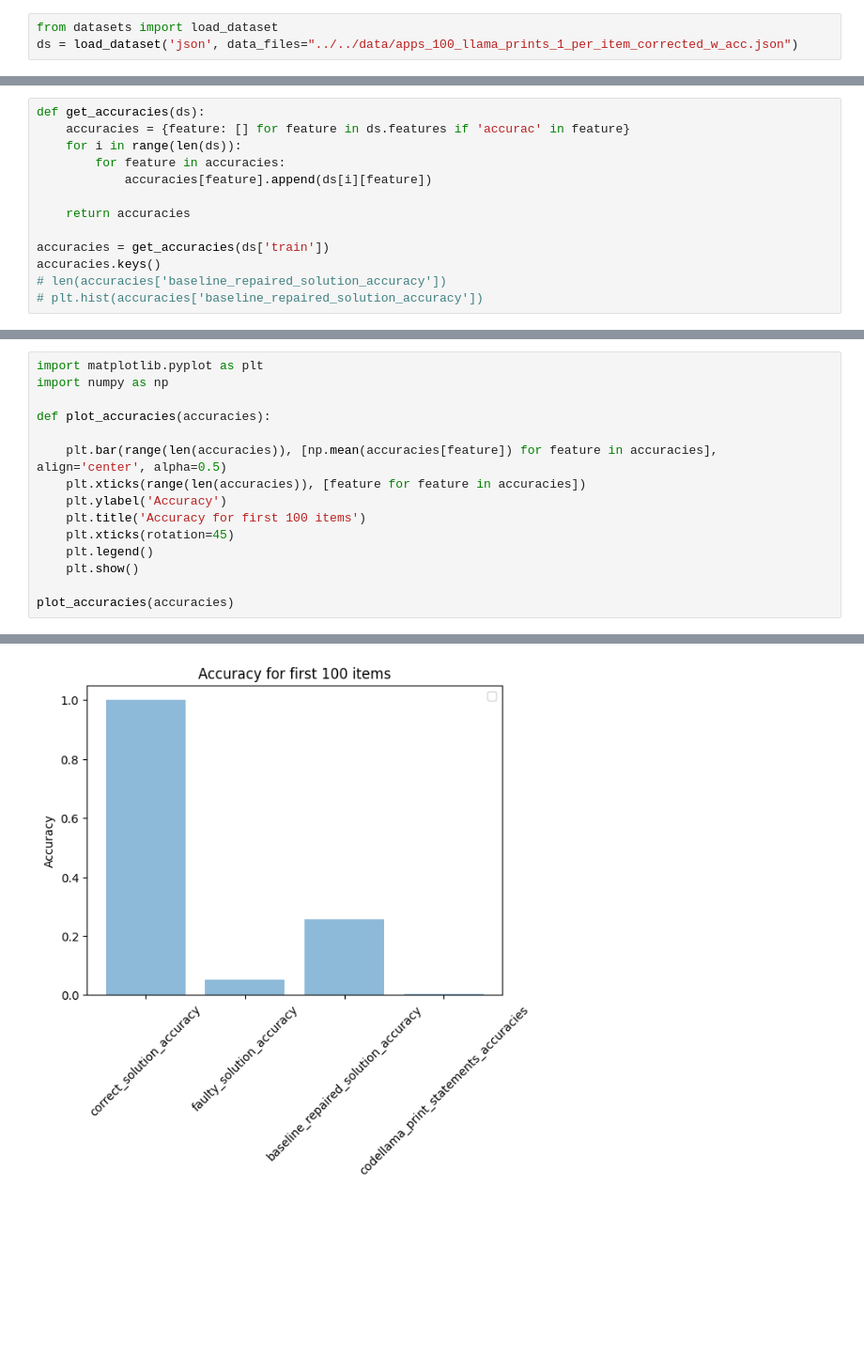
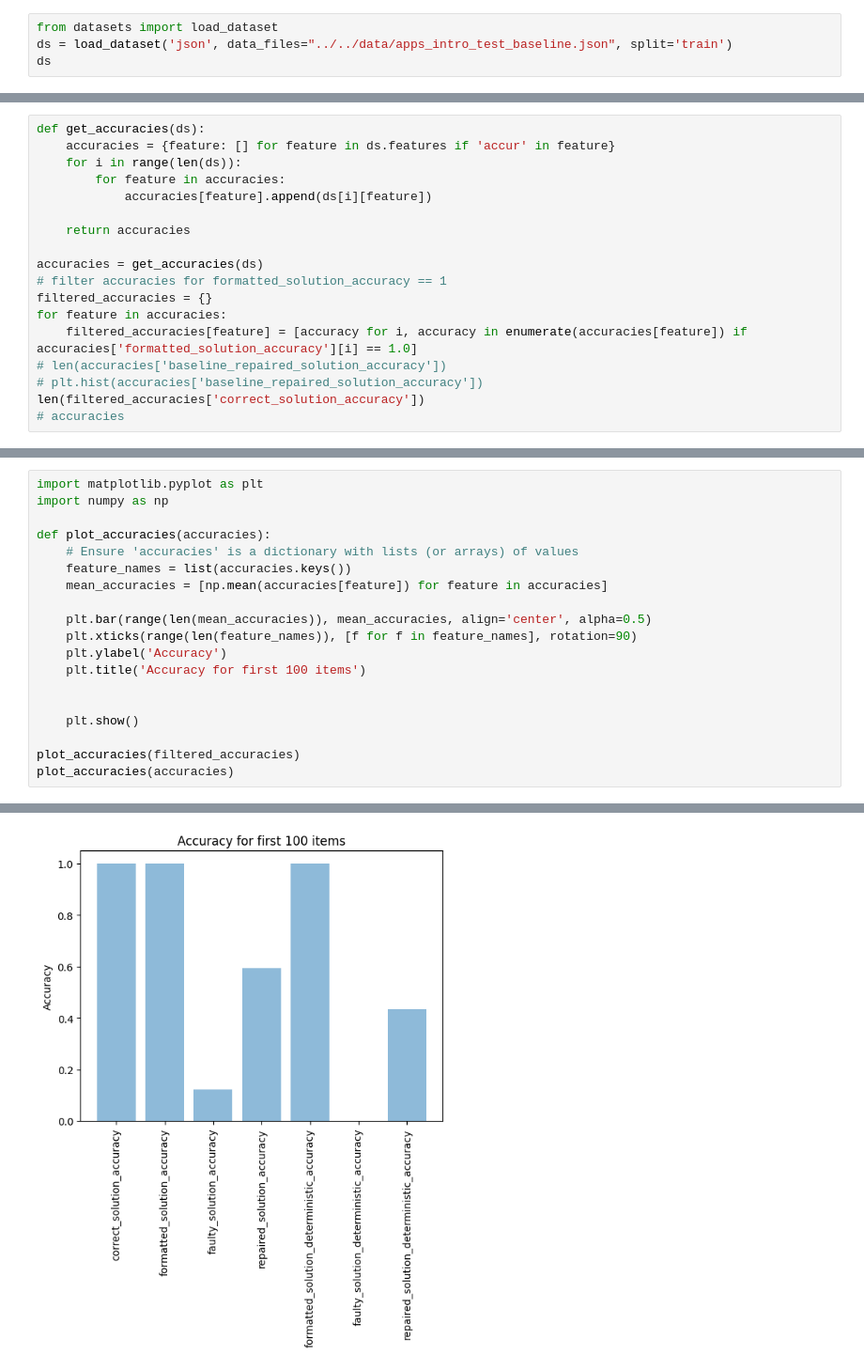
Before and after one commit to janphilippfranken/printllama, a Jupyter notebook: experiments/apps/debug.ipynb, the cells around one changed output, grey strips where cells are left out. Shown at 94% size. Drawn from its saved outputs; the diff is of its cells as text; blank space fills up the shorter version.

```diff
--- a/experiments/apps/debug.ipynb
+++ b/experiments/apps/debug.ipynb
@@ -1,3 +1,4 @@
 # %%
 from datasets import load_dataset
-ds = load_dataset('json', data_files="../../data/apps_100_llama_prints_1_per_item_corrected_w_acc.json")
+ds = load_dataset('json', data_files="../../data/apps_intro_test_baseline.json", split='train')
+ds
@@ -4,14 +10,19 @@ ds = load_dataset('json', data_files="../../data/apps_100_llama_prints_1_per_ite
 # %%
 def get_accuracies(ds):
-    accuracies = {feature: [] for feature in ds.features if 'accurac' in feature}
+    accuracies = {feature: [] for feature in ds.features if 'accur' in feature}
     for i in range(len(ds)):
         for feature in accuracies:
             accuracies[feature].append(ds[i][feature])
 
     return accuracies
 
-accuracies = get_accuracies(ds['train'])
-accuracies.keys()
+accuracies = get_accuracies(ds)
+# filter accuracies for formatted_solution_accuracy == 1
+filtered_accuracies = {}
+for feature in accuracies:
+    filtered_accuracies[feature] = [accuracy for i, accuracy in enumerate(accuracies[feature]) if accuracies['formatted_solution_accuracy'][i] == 1.0]
 # len(accuracies['baseline_repaired_solution_accuracy'])
 # plt.hist(accuracies['baseline_repaired_solution_accuracy'])
+len(filtered_accuracies['correct_solution_accuracy'])
+# accuracies
 # %% [output]
@@ -21,14 +32,18 @@ import matplotlib.pyplot as plt
 import numpy as np
 
 def plot_accuracies(accuracies):
+    # Ensure 'accuracies' is a dictionary with lists (or arrays) of values
+    feature_names = list(accuracies.keys())
+    mean_accuracies = [np.mean(accuracies[feature]) for feature in accuracies]
 
-    plt.bar(range(len(accuracies)), [np.mean(accuracies[feature]) for feature in accuracies], align='center', alpha=0.5)
-    plt.xticks(range(len(accuracies)), [feature for feature in accuracies])
+    plt.bar(range(len(mean_accuracies)), mean_accuracies, align='center', alpha=0.5)
+    plt.xticks(range(len(feature_names)), [f for f in feature_names], rotation=90)
     plt.ylabel('Accuracy')
     plt.title('Accuracy for first 100 items')
-    plt.xticks(rotation=45)
-    plt.legend()
+
+
     plt.show()
 
+plot_accuracies(filtered_accuracies)
 plot_accuracies(accuracies)
 # %% [output]
@@ -36 +50 @@ No artists with labels found to put in legend.  Note that artists whose label st
-[figure, old version]
+[figure, new version]
```
Also changed, not shown: parts of 15 cells of this notebook, 11 other files.
